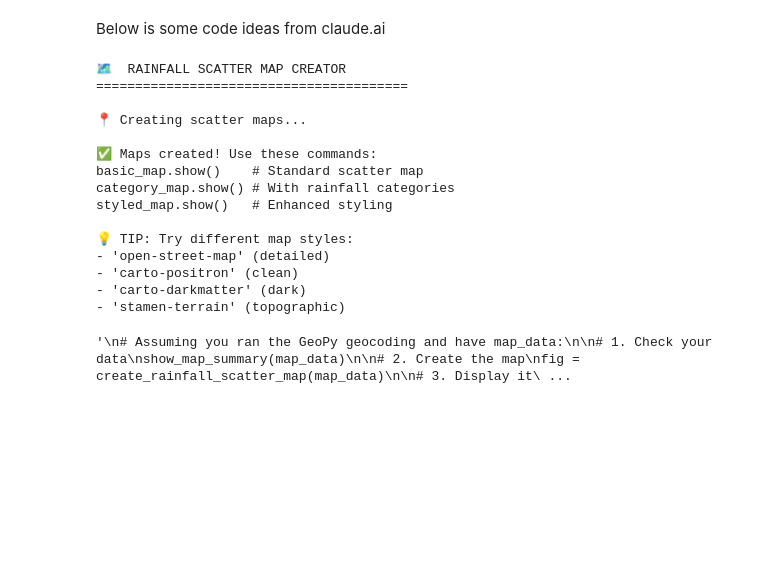
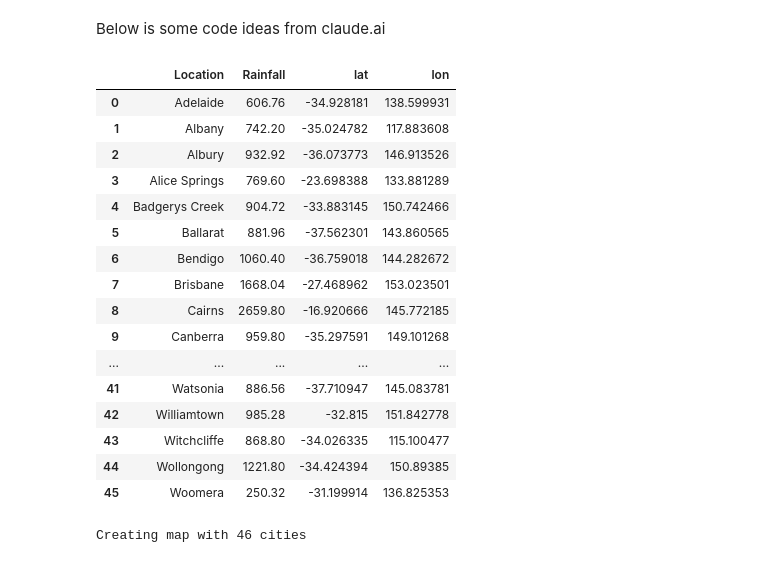
Before and after one commit to nickbartram/Australia_Rainfall, a Jupyter notebook: aus_rain.ipynb, the cells around one changed output. Cells and saved outputs as stored; diff of their text form; code cells hidden in the pictures; blank space fills up the shorter version.

Commit message:
troubleshoot some faulty functions, scattermaps working better

```diff
--- a/aus_rain.ipynb
+++ b/aus_rain.ipynb
@@ -541,7 +541,7 @@ def create_rainfall_scatter_map(map_data):
         },
         size_max=40,              # Maximum dot size in pixels
         color_continuous_scale="Blues",  # Color scheme (light to dark blue)
-        zoom=4,                   # Zoom level (4 is good for Australia)
+        zoom=3,                   # Zoom level (4 is good for Australia)
         center={"lat": -25, "lon": 135},  # Center on Australia
         mapbox_style="open-street-map",   # Free map background
         title="Annual Rainfall by Australian Cities",
@@ -555,8 +555,7 @@ def create_rainfall_scatter_map(map_data):
     # Customize the appearance
     fig.update_traces(
         marker=dict(
-            line=dict(width=2, color='white'),  # White border around dots
-            opacity=0.8                         # Slight transparency
+            opacity=0.8
         )
     )
 
@@ -569,23 +568,35 @@ def create_rainfall_scatter_map(map_data):
     )
 
     return fig
-# %% [output]
-🗺️  RAINFALL SCATTER MAP CREATOR
-========================================
-
-📍 Creating scatter maps...
-
-✅ Maps created! Use these commands:
-basic_map.show()    # Standard scatter map
-category_map.show() # With rainfall categories
-styled_map.show()   # Enhanced styling
-
-💡 TIP: Try different map styles:
-- 'open-street-map' (detailed)
-- 'carto-positron' (clean)
-- 'carto-darkmatter' (dark)
-- 'stamen-terrain' (topographic)
-'\n# Assuming you ran the GeoPy geocoding and have map_data:\n\n# 1. Check your data\nshow_map_summary(map_data)\n\n# 2. Create the map\nfig = create_rainfall_scatter_map(map_data)\n\n# 3. Display it\ ...
+# %%
+# let's see what's in map_data
+map_data
+# %% [output]
+|  | Location | Rainfall | lat | lon |
+| 0 | Adelaide | 606.76 | -34.928181 | 138.599931 |
+| 1 | Albany | 742.20 | -35.024782 | 117.883608 |
+| 2 | Albury | 932.92 | -36.073773 | 146.913526 |
+| 3 | Alice Springs | 769.60 | -23.698388 | 133.881289 |
+| 4 | Badgerys Creek | 904.72 | -33.883145 | 150.742466 |
+| 5 | Ballarat | 881.96 | -37.562301 | 143.860565 |
+| 6 | Bendigo | 1060.40 | -36.759018 | 144.282672 |
+| 7 | Brisbane | 1668.04 | -27.468962 | 153.023501 |
+| 8 | Cairns | 2659.80 | -16.920666 | 145.772185 |
+| 9 | Canberra | 959.80 | -35.297591 | 149.101268 |
+| ... | ... | ... | ... | ... |
+| 41 | Watsonia | 886.56 | -37.710947 | 145.083781 |
+| 42 | Williamtown | 985.28 | -32.815 | 151.842778 |
+| 43 | Witchcliffe | 868.80 | -34.026335 | 115.100477 |
+| 44 | Wollongong | 1221.80 | -34.424394 | 150.89385 |
+| 45 | Woomera | 250.32 | -31.199914 | 136.825353 |
+# %%
+# Call the function
+fig = create_rainfall_scatter_map(map_data)
+
+# Display the map
+fig.show()
+# %% [output]
+Creating map with 46 cities
 # %%
 # Alternative version with categories instead of continuous colors
 def create_categorical_rainfall_map(map_data):
```
Also changed, not shown: parts of 5 cells of this notebook.
